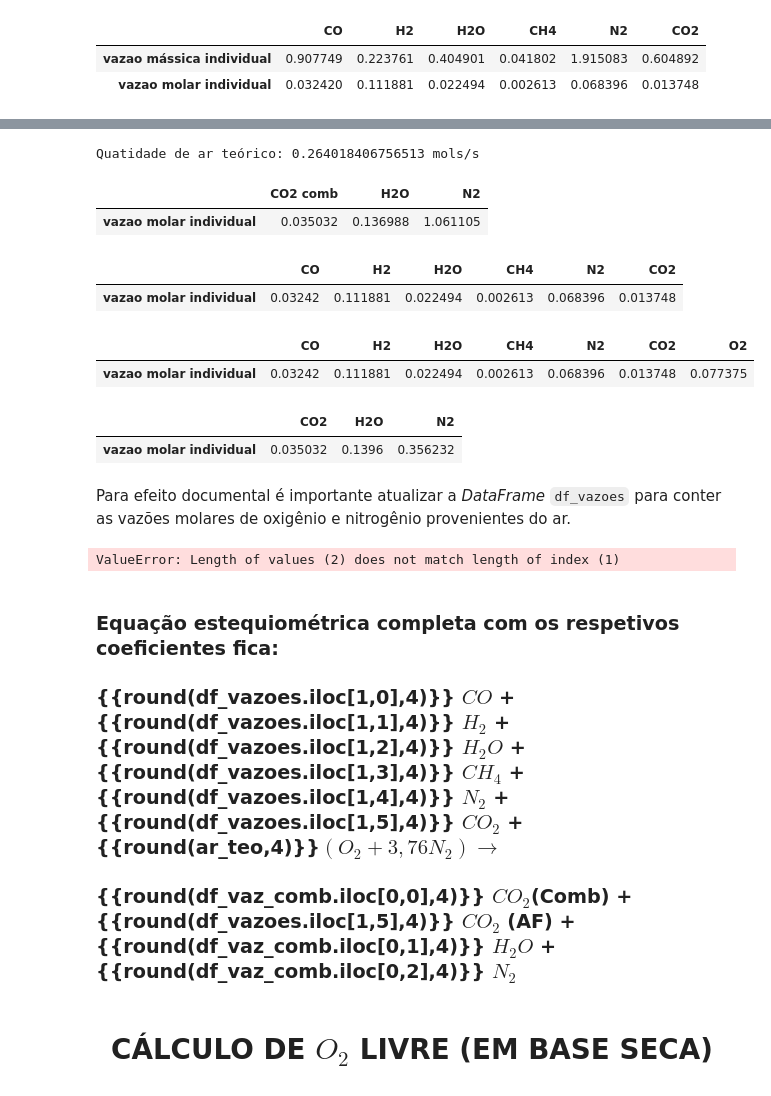
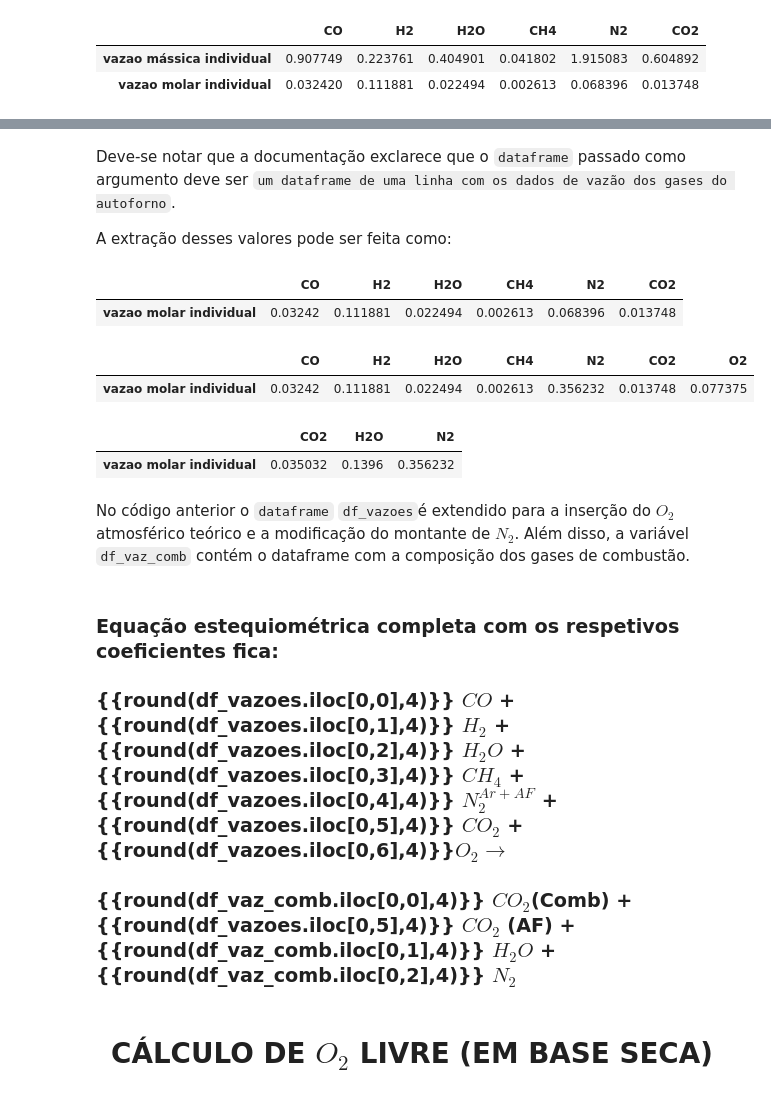
Before and after one commit to ProfLeao/GESESC-adiabatic-flames, a Jupyter notebook: Combustão_Cantera.ipynb, the cells around one changed output, grey strips where cells are left out. Drawn from its saved outputs; the diff is of its cells as text; code cells hidden in the pictures.

Commit message:
deploy da nova vaz_combustão e adições no notebook Combustao_cantera.

```diff
--- a/Combustão_Cantera.ipynb
+++ b/Combustão_Cantera.ipynb
@@ -312,47 +322,30 @@ vaz_combustao(dataframe)
-# %%
-df_vaz_comb, ar_teo = vaz_combustao(df_vazoes)
-print(f"Quatidade de ar teórico: {ar_teo} mols/s")
-df_vaz_comb
-# %% [output]
-Quatidade de ar teórico: 0.264018406756513 mols/s
-|  | CO2 comb | H2O | N2 |
-| vazao molar individual | 0.035032 | 0.136988 | 1.061105 |
+# %% [markdown]
+Deve-se notar que a documentação exclarece que o `dataframe` passado como argumento deve ser `um dataframe de uma linha com os dados de vazão dos gases do autoforno`.
+
+A extração desses valores pode ser feita como:
 # %%
 df_vazoes.iloc[1,:].to_frame().transpose()
 # %% [output]
 |  | CO | H2 | H2O | CH4 | N2 | CO2 |
 | vazao molar individual | 0.03242 | 0.111881 | 0.022494 | 0.002613 | 0.068396 | 0.013748 |
 # %%
-from gasmistura_pkg import  vaz_combustao_prot
-df_vazoes, df_vaz_comb = vaz_combustao_prot(df_vazoes.iloc[1,:].to_frame().transpose())
-df_vazoes
+df_vazoes, df_vaz_comb = vaz_combustao(df_vazoes.iloc[1,:].to_frame().transpose())
+display(df_vazoes)
+display(df_vaz_comb)
 # %% [output]
 |  | CO | H2 | H2O | CH4 | N2 | CO2 | O2 |
-| vazao molar individual | 0.03242 | 0.111881 | 0.022494 | 0.002613 | 0.068396 | 0.013748 | 0.077375 |
+| vazao molar individual | 0.03242 | 0.111881 | 0.022494 | 0.002613 | 0.356232 | 0.013748 | 0.077375 |
+|  | CO2 | H2O | N2 |
+| vazao molar individual | 0.035032 | 0.1396 | 0.356232 |
-# %%
-df_vaz_comb
-# %% [output]
-|  | CO2 | H2O | N2 |
-| vazao molar individual | 0.035032 | 0.1396 | 0.356232 |
-# %% [markdown]
-Para efeito documental é importante atualizar a _DataFrame_ `df_vazoes` para  conter as vazões molares de oxigênio e nitrogênio provenientes do ar.
-# %%
-compostos = ["N2", "O2"]
-mmolar = [28, 32]
-fracao = [ar_teo*3.76, ar_teo]
-
-df_vazoes["N2_ar"] = [mmolar[0]*fracao[0], fracao[0]]
-df_vazoes["O2_ar"] = [mmolar[1]*fracao[1], fracao[1]]
-df_vazoes
-# %% [output]
-ValueError: Length of values (2) does not match length of index (1)
+# %% [markdown]
+No código anterior o `dataframe` `df_vazoes`é extendido para a inserção do $O_2$ atmosférico teórico e a modificação do montante de $N_2$. Além disso, a variável `df_vaz_comb` contém o dataframe com a composição dos gases de combustão.
 # %% [markdown]
 ### Equação estequiométrica completa com os respetivos coeficientes fica:
 
 
-### {{round(df_vazoes.iloc[1,0],4)}} $CO$ +  {{round(df_vazoes.iloc[1,1],4)}} $H_2$ + {{round(df_vazoes.iloc[1,2],4)}} $H_2 O$ + {{round(df_vazoes.iloc[1,3],4)}} $CH_4$ +  {{round(df_vazoes.iloc[1,4],4)}} $N_2$ +  {{round(df_vazoes.iloc[1,5],4)}}  $CO_2$  + {{round(ar_teo,4)}}$(O_2 + 3,76 N_2) \rightarrow$
+### {{round(df_vazoes.iloc[0,0],4)}} $CO$ +  {{round(df_vazoes.iloc[0,1],4)}} $H_2$ + {{round(df_vazoes.iloc[0,2],4)}} $H_2 O$ + {{round(df_vazoes.iloc[0,3],4)}} $CH_4$ +  {{round(df_vazoes.iloc[0,4],4)}} $N_2^{Ar+AF}$ +  {{round(df_vazoes.iloc[0,5],4)}}  $CO_2$  + {{round(df_vazoes.iloc[0,6],4)}}$O_2 \rightarrow$
 
-### {{round(df_vaz_comb.iloc[0,0],4)}}  $CO_2$(Comb) + {{round(df_vazoes.iloc[1,5],4)}} $CO_2$ (AF) + {{round(df_vaz_comb.iloc[0,1],4)}} $H_2O$ + {{round(df_vaz_comb.iloc[0,2],4)}} $N_2$
+### {{round(df_vaz_comb.iloc[0,0],4)}}  $CO_2$(Comb) + {{round(df_vazoes.iloc[0,5],4)}} $CO_2$ (AF) + {{round(df_vaz_comb.iloc[0,1],4)}} $H_2O$ + {{round(df_vaz_comb.iloc[0,2],4)}} $N_2$
 # %% [markdown]
 <h1 style="text-align: center">CÁLCULO DE $O_2$ LIVRE (EM BASE SECA)</h1>
 # %% [markdown]
```
Also changed, not shown: parts of 15 cells of this notebook, 1 other file.
